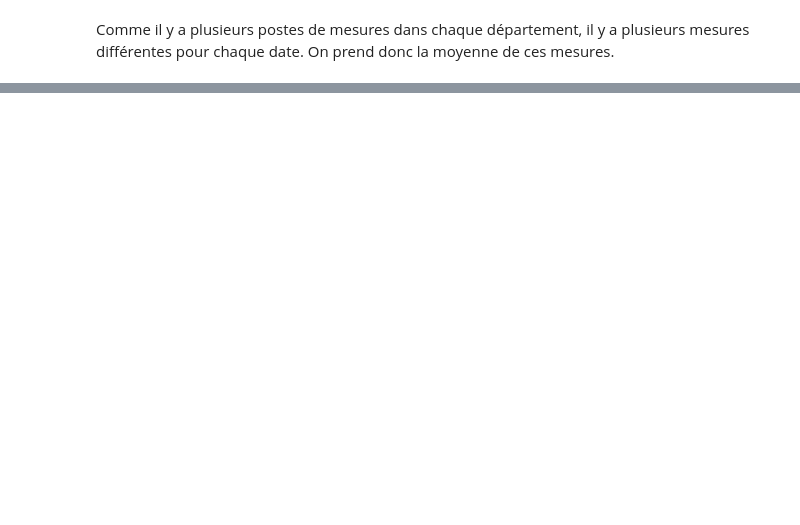
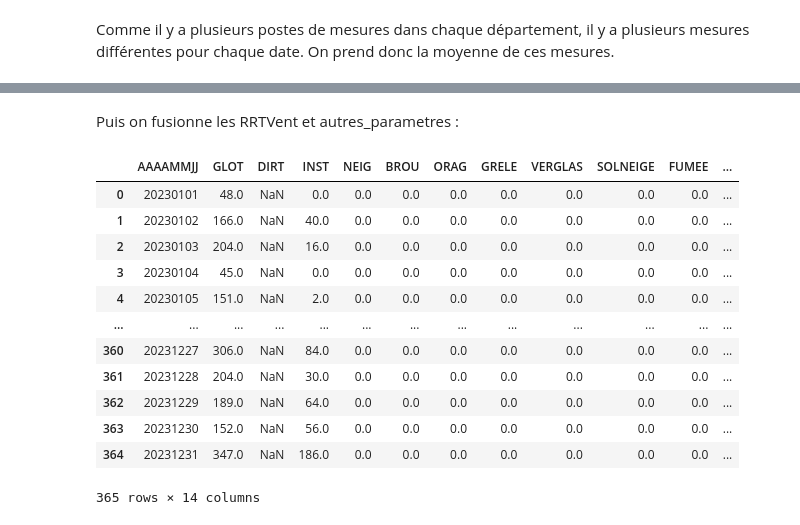
Before and after one commit to celineferbach/Projet-accidents-de-la-route, a Jupyter notebook: importation.ipynb, the cells around one changed output, grey strips where cells are left out. Cells and saved outputs as stored; diff of their text form; code cells hidden in the pictures; blank space fills up the shorter version.

```diff
--- a/importation.ipynb
+++ b/importation.ipynb
@@ -676,0 +651,26 @@ autres_parametres_95 = autres_parametres_95.groupby('AAAAMMJJ', as_index=False).
+# %% [markdown]
+Puis on fusionne les RRTVent et autres_parametres :
+# %%
+df_meteo_75 = pd.merge(autres_parametres_75, RRTVent_75, how = 'inner', on = 'AAAAMMJJ')
+df_meteo_77 = pd.merge(autres_parametres_77, RRTVent_77, how = 'inner', on = 'AAAAMMJJ')
+df_meteo_78 = pd.merge(autres_parametres_78, RRTVent_78, how = 'inner', on = 'AAAAMMJJ')
+df_meteo_91 = pd.merge(autres_parametres_91, RRTVent_91, how = 'inner', on = 'AAAAMMJJ')
+df_meteo_92 = pd.merge(autres_parametres_92, RRTVent_92, how = 'inner', on = 'AAAAMMJJ')
+df_meteo_93 = pd.merge(autres_parametres_93, RRTVent_93, how = 'inner', on = 'AAAAMMJJ')
+df_meteo_94 = pd.merge(autres_parametres_94, RRTVent_94, how = 'inner', on = 'AAAAMMJJ')
+df_meteo_95 = pd.merge(autres_parametres_95, RRTVent_95, how = 'inner', on = 'AAAAMMJJ')
+df_meteo_95
+# %% [output]
+|  | AAAAMMJJ | GLOT | DIRT | INST | NEIG | BROU | ORAG | GRELE | VERGLAS | SOLNEIGE | FUMEE | ... |
+| 0 | 20230101 | 48.0 | NaN | 0.0 | 0.0 | 0.0 | 0.0 | 0.0 | 0.0 | 0.0 | 0.0 | ... |
+| 1 | 20230102 | 166.0 | NaN | 40.0 | 0.0 | 0.0 | 0.0 | 0.0 | 0.0 | 0.0 | 0.0 | ... |
+| 2 | 20230103 | 204.0 | NaN | 16.0 | 0.0 | 0.0 | 0.0 | 0.0 | 0.0 | 0.0 | 0.0 | ... |
+| 3 | 20230104 | 45.0 | NaN | 0.0 | 0.0 | 0.0 | 0.0 | 0.0 | 0.0 | 0.0 | 0.0 | ... |
+| 4 | 20230105 | 151.0 | NaN | 2.0 | 0.0 | 0.0 | 0.0 | 0.0 | 0.0 | 0.0 | 0.0 | ... |
+| ... | ... | ... | ... | ... | ... | ... | ... | ... | ... | ... | ... | ... |
+| 360 | 20231227 | 306.0 | NaN | 84.0 | 0.0 | 0.0 | 0.0 | 0.0 | 0.0 | 0.0 | 0.0 | ... |
+| 361 | 20231228 | 204.0 | NaN | 30.0 | 0.0 | 0.0 | 0.0 | 0.0 | 0.0 | 0.0 | 0.0 | ... |
+| 362 | 20231229 | 189.0 | NaN | 64.0 | 0.0 | 0.0 | 0.0 | 0.0 | 0.0 | 0.0 | 0.0 | ... |
+| 363 | 20231230 | 152.0 | NaN | 56.0 | 0.0 | 0.0 | 0.0 | 0.0 | 0.0 | 0.0 | 0.0 | ... |
+| 364 | 20231231 | 347.0 | NaN | 186.0 | 0.0 | 0.0 | 0.0 | 0.0 | 0.0 | 0.0 | 0.0 | ... |
+365 rows × 14 columns
```
Also changed, not shown: parts of 9 cells of this notebook.
